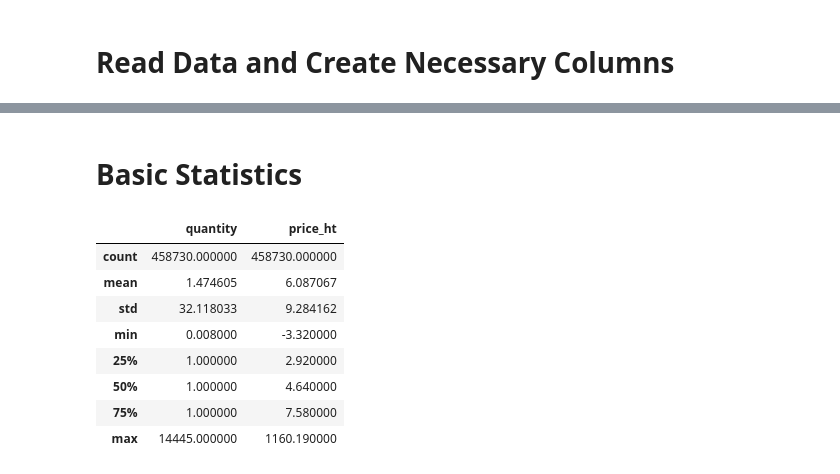
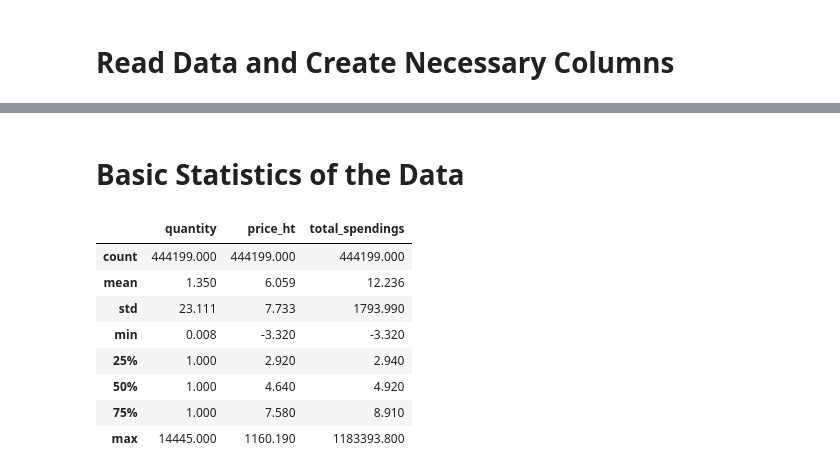
Before and after one commit to ronega/STAT222-project, a Jupyter notebook: EDA/Dmitri_EDA.ipynb, the cells around one changed output, grey strips where cells are left out. Saved outputs shown, nothing was run; the diff lists cells and outputs as text; code cells hidden in the pictures.

```diff
--- a/EDA/Dmitri_EDA.ipynb
+++ b/EDA/Dmitri_EDA.ipynb
@@ -6,3 +3,15 @@ import pandas as pd
+# %%
+import matplotlib.pyplot as plt
+import seaborn as sns
+import pandas as pd
+import numpy as np
+import scipy
+
+from IPython.display import display, HTML
+
+display(HTML("<style>div.output_scroll { height: 25em; }</style>"))
+pd.set_option('display.float_format', '{:.3f}'.format)
+sns.set(style="whitegrid")
 # %%
 data = pd.read_csv('../data/transactions_ds.csv', sep=';')
 del data['price_ttc']
@@ -11,11 +20,12 @@ data['date'] = pd.to_datetime(data['date'])
 data['date'] = data['date'].dt.tz_convert('Europe/Paris')
 
 data['year'] = data['date'].dt.year
+data['year_week'] = data['date'].dt.isocalendar().week
 data['month'] = data['date'].dt.month
 data['day'] = data['date'].dt.day
+data['weekday'] = data['date'].dt.day_name()
+
 data['hour'] = data['date'].dt.hour
 data['minute'] = data['date'].dt.minute
 
 data['total_spendings'] = data['quantity'] * data['price_ht']
-
-data.head(10)
@@ -33,0 +41,3 @@ data.head(10)
+# %%
+data.drop_duplicates(inplace=True)
+data.head(3)
@@ -34,14 +72,14 @@ data.head(10)
 # %% [markdown]
-# Basic Statistics
+# Basic Statistics of the Data
 # %%
-data[['quantity', 'price_ht']].describe()
+data[['quantity', 'price_ht', 'total_spendings']].describe()
 # %% [output]
-|  | quantity | price_ht |
-| count | 458730.000000 | 458730.000000 |
-| mean | 1.474605 | 6.087067 |
-| std | 32.118033 | 9.284162 |
-| min | 0.008000 | -3.320000 |
-| 25% | 1.000000 | 2.920000 |
-| 50% | 1.000000 | 4.640000 |
-| 75% | 1.000000 | 7.580000 |
-| max | 14445.000000 | 1160.190000 |
+|  | quantity | price_ht | total_spendings |
+| count | 444199.000 | 444199.000 | 444199.000 |
+| mean | 1.350 | 6.059 | 12.236 |
+| std | 23.111 | 7.733 | 1793.990 |
+| min | 0.008 | -3.320 | -3.320 |
+| 25% | 1.000 | 2.920 | 2.940 |
+| 50% | 1.000 | 4.640 | 4.920 |
+| 75% | 1.000 | 7.580 | 8.910 |
+| max | 14445.000 | 1160.190 | 1183393.800 |
```
Also changed, not shown: parts of 28 cells of this notebook.
